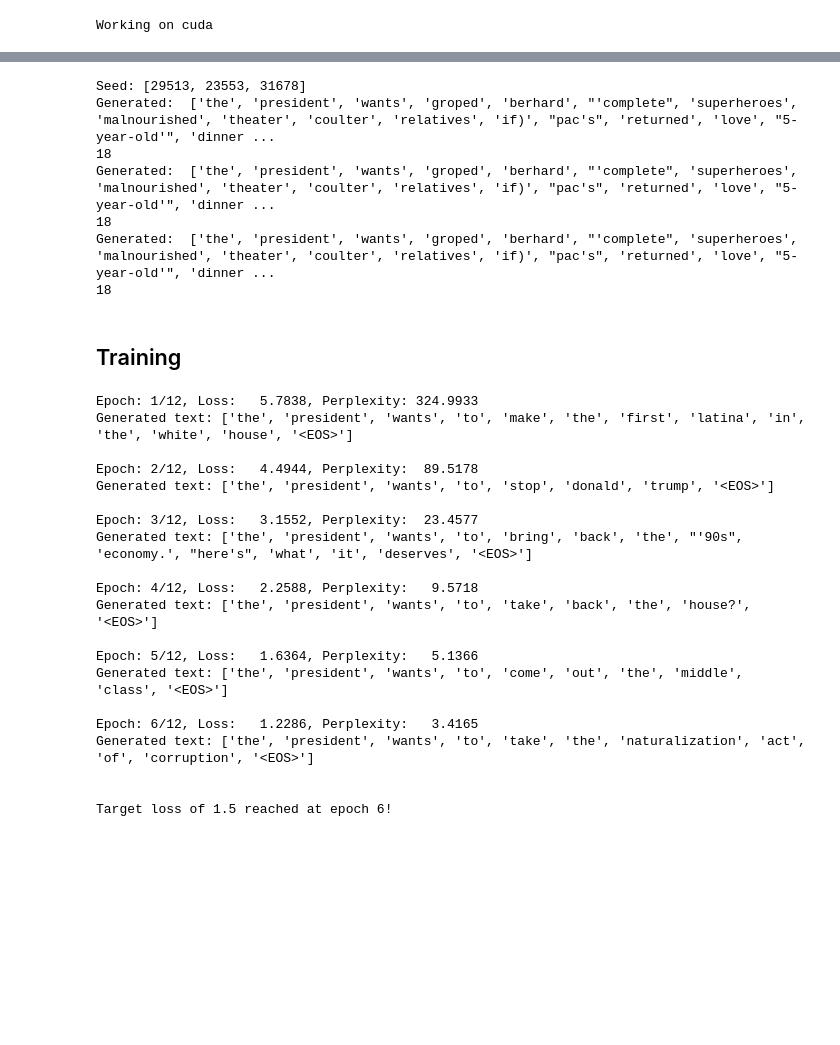
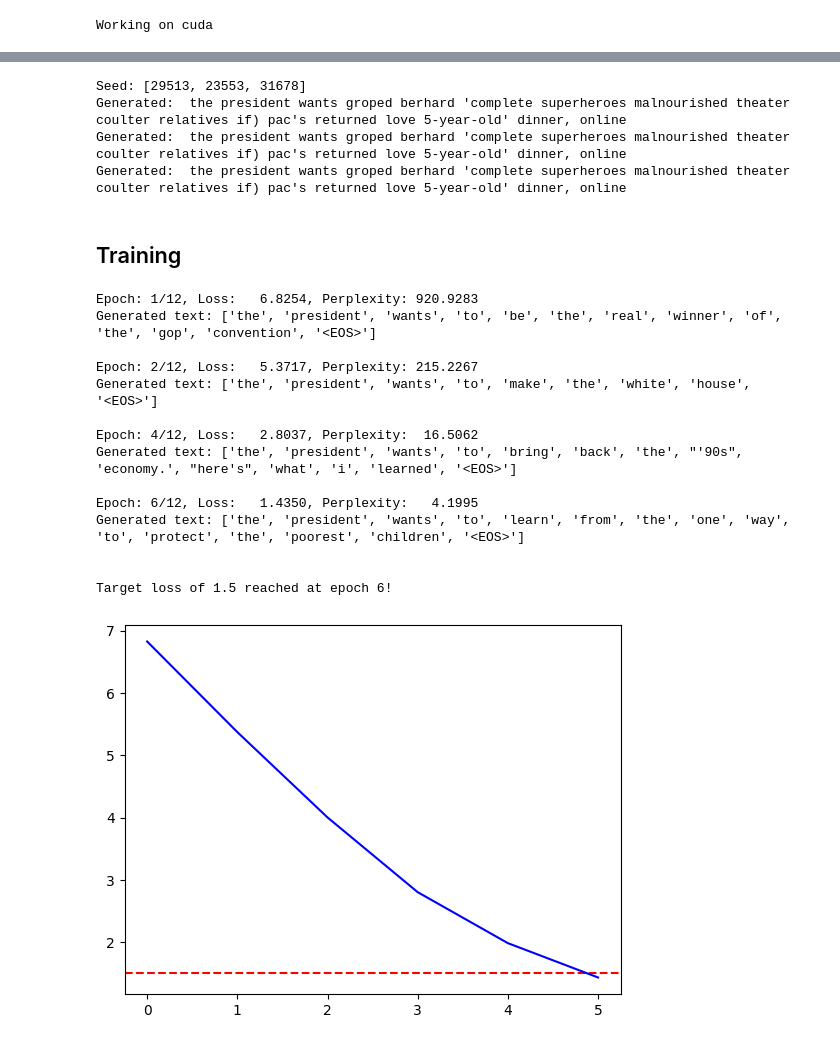
Before and after one commit to cricci3/DeepLearningLab, a Jupyter notebook: Assignment 3/assignment3.ipynb, the cells around one changed output, grey strips where cells are left out. Drawn from its saved outputs; the diff is of its cells as text; code cells hidden in the pictures; blank space fills up the shorter version.

Commit message:
fixed print every and evaluation pt 2

```diff
--- a/Assignment 3/assignment3.ipynb
+++ b/Assignment 3/assignment3.ipynb
@@ -416,8 +421,7 @@ print(f"Seed: {seed}")
 
 for i in range(3):
     generated = sample(model, seed, word_to_int["<EOS>"], "random")
-    generated = decode_sequence(generated, int_to_word)
+    generated = " ".join(keys_to_values(generated, int_to_word))
     print("Generated: ", generated)
-    print(len(generated))
 # %% [output]
 Seed: [29513, 23553, 31678]
@@ -435,28 +436,23 @@ print(f"Seed: {seed}")
 
 for i in range(3):
     generated = sample(model, seed, word_to_int["<EOS>"], "argmax")
-    generated = decode_sequence(generated, int_to_word)
+    generated = " ".join(keys_to_values(generated, int_to_word))
     print("Generated: ", generated)
-    print(len(generated))
 # %% [output]
 Seed: [29513, 23553, 31678]
-Generated:  ['the', 'president', 'wants', 'groped', 'berhard', "'complete", 'superheroes', 'malnourished', 'theater', 'coulter', 'relatives', 'if)', "pac's", 'returned', 'love', "5-year-old'", 'dinner ...
-18
-Generated:  ['the', 'president', 'wants', 'groped', 'berhard', "'complete", 'superheroes', 'malnourished', 'theater', 'coulter', 'relatives', 'if)', "pac's", 'returned', 'love', "5-year-old'", 'dinner ...
-18
-Generated:  ['the', 'president', 'wants', 'groped', 'berhard', "'complete", 'superheroes', 'malnourished', 'theater', 'coulter', 'relatives', 'if)', "pac's", 'returned', 'love', "5-year-old'", 'dinner ...
-18
+Generated:  the president wants groped berhard 'complete superheroes malnourished theater coulter relatives if) pac's returned love 5-year-old' dinner, online
+Generated:  the president wants groped berhard 'complete superheroes malnourished theater coulter relatives if) pac's returned love 5-year-old' dinner, online
+Generated:  the president wants groped berhard 'complete superheroes malnourished theater coulter relatives if) pac's returned love 5-year-old' dinner, online
 # %% [markdown]
 ## Training
 # %%
-def train(model, data, num_epochs, criterion, lr=0.001, print_every=50, clip=None):
+def train(model, data, num_epochs, criterion, lr=0.001, print_every=2, clip=None):
     DEVICE = torch.device('cuda' if torch.cuda.is_available() else 'cpu')
     model = model.to(DEVICE)
     criterion = criterion.to(DEVICE)
     model.train()
 
-    costs = []
-    running_loss = 0
+    # costs = []
     loss_hist = []
     generated_text_list = []
     perplexity_hist = []
@@ -486,8 +482,7 @@ def train(model, data, num_epochs, criterion, lr=0.001, print_every=50, clip=Non
             # Calculate loss
             loss = criterion(loss_out, y)
             epoch_loss += loss.item()
-            costs.append(loss.item())
-            running_loss += loss.item()
+            # costs.append(loss.item())
 
             # Backward pass and optimization
             loss.backward()
@@ -503,15 +498,21 @@ def train(model, data, num_epochs, criterion, lr=0.001, print_every=50, clip=Non
         perplexity = torch.exp(torch.tensor(avg_epoch_loss))
         perplexity_hist.append(perplexity.item())
 
-        if print_every and (epoch % print_every) == 0:
+        if epoch == 1 or (print_every and (epoch % print_every) == 0):
             print(f"Epoch: {epoch}/{num_epochs}, Loss: {avg_epoch_loss:8.4f}, Perplexity: {perplexity:8.4f}")
-            generated_indices = sample(model, seed, word_to_int["<EOS>"], "argmax")
-            generated = decode_sequence(generated_indices, int_to_word)
+            generated = sample(model, seed, word_to_int["<EOS>"], "argmax")
+            generated = decode_sequence(generated, int_to_word)
             print(f"Generated text: {generated}\n")
 
         # Early stopping check
         if avg_epoch_loss < 1.5:
             print(f"\nTarget loss of 1.5 reached at epoch {epoch}!")
+
+            if epoch != 1 and (print_every and (epoch % print_every) != 0):
+                print(f"Epoch: {epoch}/{num_epochs}, Loss: {avg_epoch_loss:8.4f}, Perplexity: {perplexity:8.4f}")
+                generated = sample(model, seed, word_to_int["<EOS>"], "argmax")
+                generated = decode_sequence(generated, int_to_word)
+                print(f"Generated text: {generated}\n")
             break
 
     if len(generated_text_list) > 0:
@@ -520,29 +521,32 @@ def train(model, data, num_epochs, criterion, lr=0.001, print_every=50, clip=Non
         print("Middle list:", generated_text_list[middle_index])
         print("End list:", generated_text_list[-1])
 
-    return model, costs, loss_hist, perplexity_hist
+    # return model, costs, loss_hist, perplexity_hist
+    return model, loss_hist, perplexity_hist
 # %%
 criterion = nn.CrossEntropyLoss(ignore_index=word_to_int["PAD"])
-model, costs, loss_hist, perplexity_hist = train(model, dataloader, 12, criterion, lr=1e-3,
-                                 print_every=1, clip=1)
+model, loss_hist, perplexity_hist = train(model, dataloader, 12, criterion, lr=1e-3,
+                                 print_every=2, clip=1)
 # %% [output]
-Epoch: 1/12, Loss:   5.7838, Perplexity: 324.9933
-Generated text: ['the', 'president', 'wants', 'to', 'make', 'the', 'first', 'latina', 'in', 'the', 'white', 'house', '<EOS>']
+Epoch: 1/12, Loss:   6.8254, Perplexity: 920.9283
+Generated text: ['the', 'president', 'wants', 'to', 'be', 'the', 'real', 'winner', 'of', 'the', 'gop', 'convention', '<EOS>']
 
-Epoch: 2/12, Loss:   4.4944, Perplexity:  89.5178
-Generated text: ['the', 'president', 'wants', 'to', 'stop', 'donald', 'trump', '<EOS>']
+Epoch: 2/12, Loss:   5.3717, Perplexity: 215.2267
+Generated text: ['the', 'president', 'wants', 'to', 'make', 'the', 'white', 'house', '<EOS>']
 
-Epoch: 3/12, Loss:   3.1552, Perplexity:  23.4577
-Generated text: ['the', 'president', 'wants', 'to', 'bring', 'back', 'the', "'90s", 'economy.', "here's", 'what', 'it', 'deserves', '<EOS>']
+Epoch: 4/12, Loss:   2.8037, Perplexity:  16.5062
+Generated text: ['the', 'president', 'wants', 'to', 'bring', 'back', 'the', "'90s", 'economy.', "here's", 'what', 'i', 'learned', '<EOS>']
 
-Epoch: 4/12, Loss:   2.2588, Perplexity:   9.5718
-Generated text: ['the', 'president', 'wants', 'to', 'take', 'back', 'the', 'house?', '<EOS>']
-
-Epoch: 5/12, Loss:   1.6364, Perplexity:   5.1366
-Generated text: ['the', 'president', 'wants', 'to', 'come', 'out', 'the', 'middle', 'class', '<EOS>']
-
-Epoch: 6/12, Loss:   1.2286, Perplexity:   3.4165
-Generated text: ['the', 'president', 'wants', 'to', 'take', 'the', 'naturalization', 'act', 'of', 'corruption', '<EOS>']
+Epoch: 6/12, Loss:   1.4350, Perplexity:   4.1995
+Generated text: ['the', 'president', 'wants', 'to', 'learn', 'from', 'the', 'one', 'way', 'to', 'protect', 'the', 'poorest', 'children', '<EOS>']
 
 
 Target loss of 1.5 reached at epoch 6!
+# %%
+import matplotlib.pyplot as plt
+
+plt.axhline(y = 1.5, color = 'r', linestyle = '--')
+plt.plot(loss_hist, color = 'b')
+plt.show()
+# %% [output]
+[figure, added]
```
Also changed, not shown: parts of 7 cells of this notebook.
